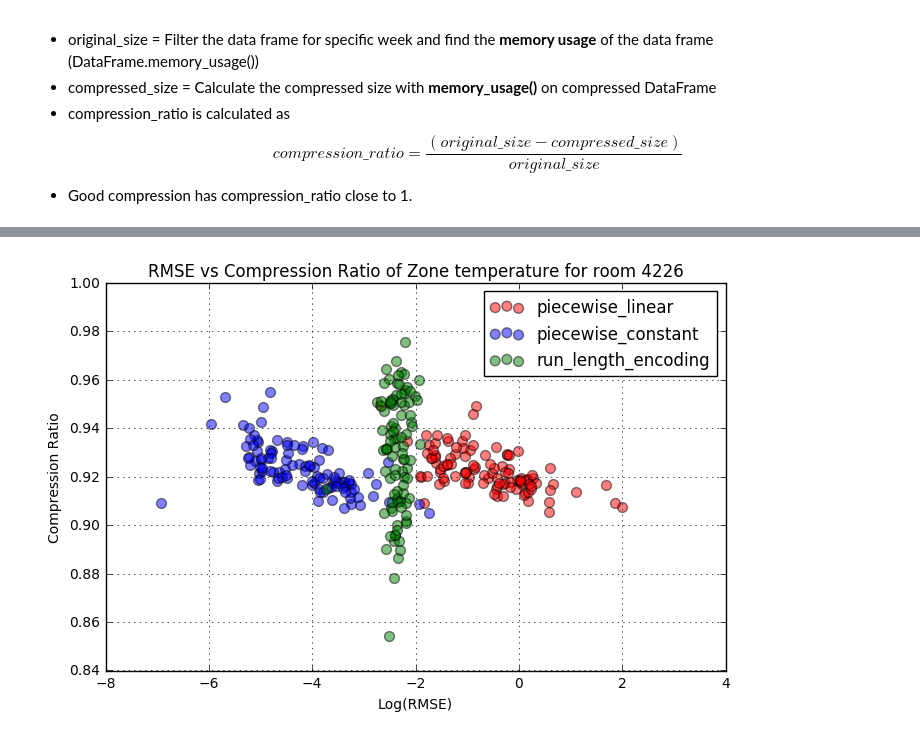
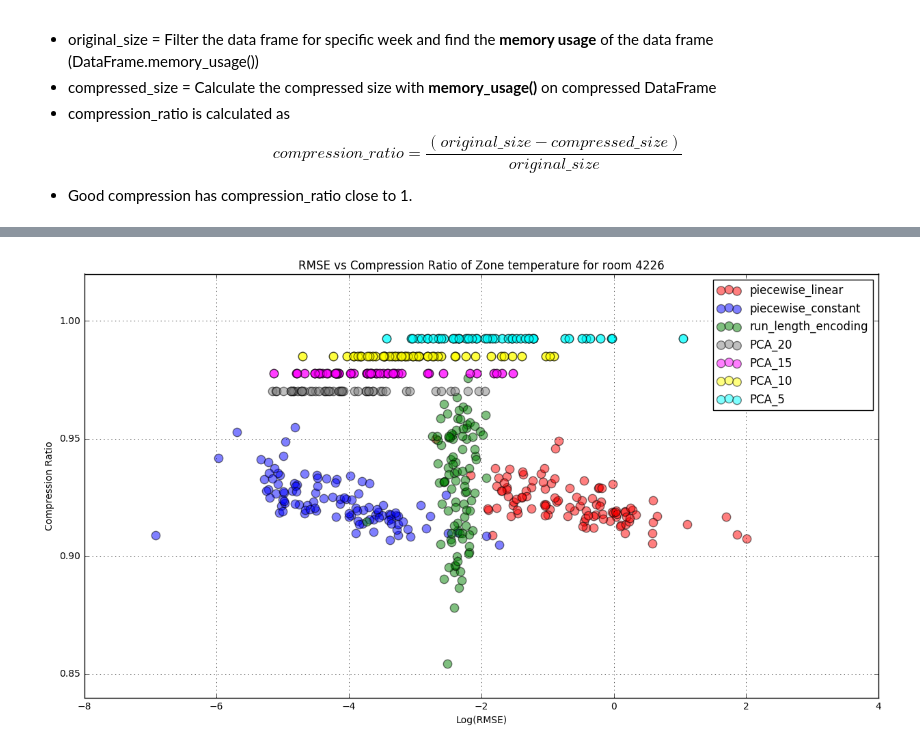
Before and after one commit to mas-dse-mkjaiswa/Capstone, a Jupyter notebook: final/sensor_data_compression_plots.ipynb, the cells around one changed output, grey strips where cells are left out. Cells and saved outputs as stored; diff of their text form; code cells hidden in the pictures.

Commit message:
update plots

```diff
--- a/final/sensor_data_compression_plots.ipynb
+++ b/final/sensor_data_compression_plots.ipynb
@@ -82,0 +127,7 @@ for signal in signals:
+# %%
+n_components = len(pivotDF.columns)
+pca = PCA(n_components = n_components).fit(pivotDF)
+top_components = 15
+ax = pd.Series(np.cumsum(pca.explained_variance_ratio_[:top_components]), index=range(1, top_components + 1)).plot(
+    grid=True, title='Number of components Vs % of variance explained', figsize=(8, 4))
+ax.set(xlabel='Number of components', ylabel='cumulative variance explained');
@@ -82,0 +136,14 @@ for signal in signals:
+# %%
+for n_components in [5, 10, 15, 20]:
+    pca = PCA(n_components = n_components).fit(pivotDF)
+    transformed = pca.transform(pivotDF)
+    recon = pca.inverse_transform(transformed)
+
+    for i in range(50):
+        rmse = mean_squared_error(pivotDF.iloc[i, :], recon[i, :])
+        d = {
+             'model' : "PCA_%d"%n_components, 'rmse' : rmse, 'signal' : 'Zone Temperature',
+             'original_size' : pivotDF.memory_usage().sum() - pivotDF.memory_usage()['Index'],
+             'compressed_size' : transformed.nbytes
+            }
+        df_list.append(pd.DataFrame(d, index=[0]))
@@ -83,26 +159,42 @@ for signal in signals:
 # %%
 df_result = pd.concat(df_list, ignore_index=True)
 df_result['compression_ratio'] = (df_result.original_size - df_result.compressed_size) / df_result.original_size
 df_result['rmse_log'] = np.log2(df_result.rmse)
 df_result = df_result[df_result.compression_ratio > 0.85]
 
-fig, ax = plt.subplots(1, 1, figsize=(8, 5))
+fig, ax = plt.subplots(1, 1, figsize=(15, 8))
 ax.scatter(x = df_result[df_result.model == 'piecewise_linear'].rmse_log,
           y = df_result[df_result.model == 'piecewise_linear'].compression_ratio,
-          c = 'red', s=50,
+          c = 'red', s=80,
           label='piecewise_linear', alpha=0.5);
 ax.scatter(x = df_result[df_result.model == 'piecewise_constant'].rmse_log,
           y = df_result[df_result.model == 'piecewise_constant'].compression_ratio,
-          c = 'blue', s=50,
+          c = 'blue', s=80,
           label='piecewise_constant', alpha=0.5);
 ax.scatter(x = df_result[df_result.model == 'run_length_encoding'].rmse_log,
           y = df_result[df_result.model == 'run_length_encoding'].compression_ratio,
-          c = 'green', s=50,
+          c = 'green', s=80,
           label='run_length_encoding', alpha=0.5);
+ax.scatter(x = df_result[df_result.model == 'PCA_20'].rmse_log,
+          y = df_result[df_result.model == 'PCA_20'].compression_ratio,
+          c = 'gray', s=80,
+          label='PCA_20', alpha=0.5);
+ax.scatter(x = df_result[df_result.model == 'PCA_15'].rmse_log,
+          y = df_result[df_result.model == 'PCA_15'].compression_ratio,
+          c = 'magenta', s=80,
+          label='PCA_15', alpha=0.5);
+ax.scatter(x = df_result[df_result.model == 'PCA_10'].rmse_log,
+          y = df_result[df_result.model == 'PCA_10'].compression_ratio,
+          c = 'yellow', s=80,
+          label='PCA_10', alpha=0.5);
+ax.scatter(x = df_result[df_result.model == 'PCA_5'].rmse_log,
+          y = df_result[df_result.model == 'PCA_5'].compression_ratio,
+          c = 'cyan', s=80,
+          label='PCA_5', alpha=0.5);
 ax.legend(loc='best')
 ax.grid(True)
 ax.set_xlabel("Log(RMSE)")
 ax.set_ylabel("Compression Ratio")
 ax.set_title("RMSE vs Compression Ratio of Zone temperature for room 4226");
 # %% [output]
-[figure, old version]
+[figure, new version]
```
Also changed, not shown: parts of 12 cells of this notebook.
